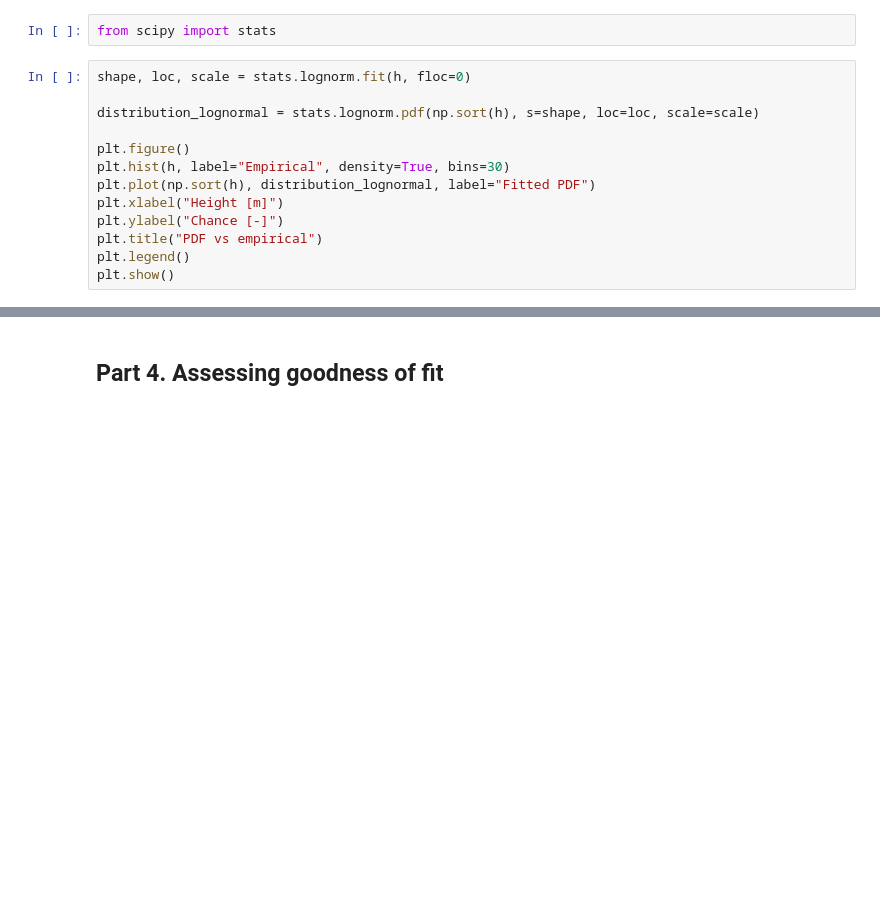
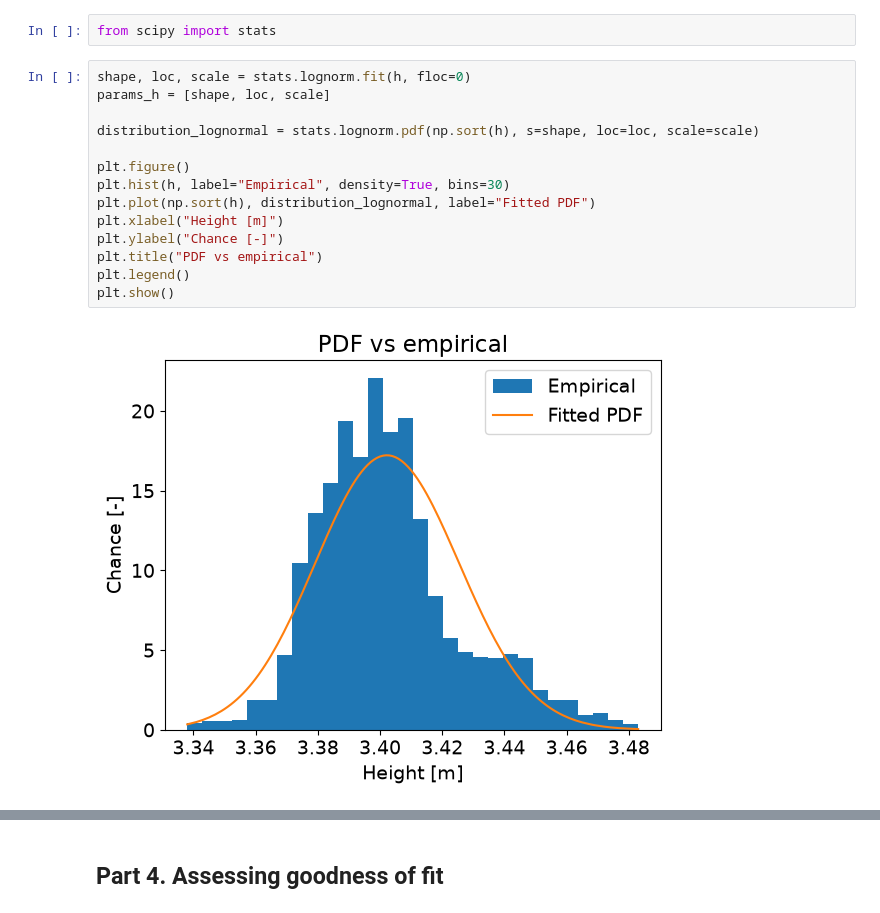
Before and after one commit to aileenkleibeuker-bit/GA1.4---Galena-7, a Jupyter notebook: GA_1.4.ipynb, the cells around one changed output, grey strips where cells are left out. Cells and saved outputs as stored; diff of their text form; blank space fills up the shorter version.

```diff
--- a/GA_1.4.ipynb
+++ b/GA_1.4.ipynb
@@ -108,17 +108,20 @@ For q we choose a Gumbel distribution. This because it is an asymmetrical graph
 from scipy import stats
 # %%
 shape, loc, scale = stats.lognorm.fit(h, floc=0)
+params_h = [shape, loc, scale]
 
 distribution_lognormal = stats.lognorm.pdf(np.sort(h), s=shape, loc=loc, scale=scale)
 
 plt.figure()
 plt.hist(h, label="Empirical", density=True, bins=30)
 plt.plot(np.sort(h), distribution_lognormal, label="Fitted PDF")
 plt.xlabel("Height [m]")
 plt.ylabel("Chance [-]")
 plt.title("PDF vs empirical")
 plt.legend()
 plt.show()
+# %% [output]
+[figure, added]
 # %%
 # Gumbel
 mu = 7.49
```
Also changed, not shown: parts of 4 cells of this notebook.
